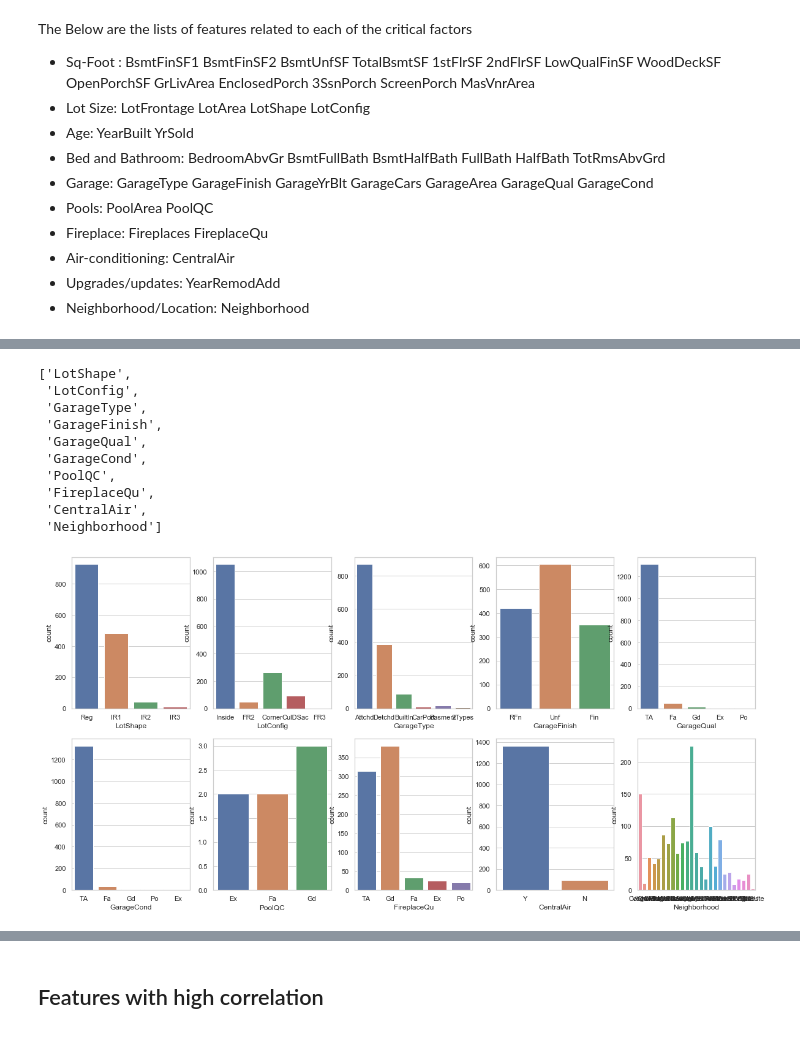
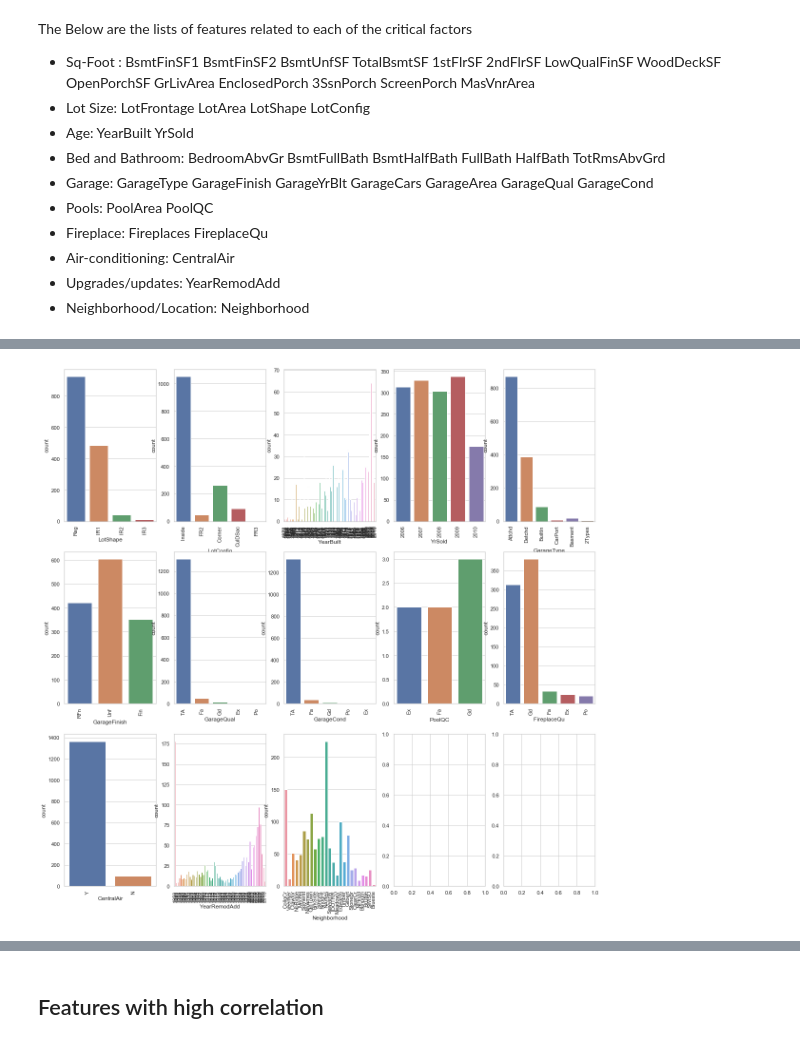
Before and after one commit to ryanhpark/HousingPricePrediction_ML, a Jupyter notebook: Ryan/EDA.ipynb, the cells around one changed output, grey strips where cells are left out. Cells and saved outputs as stored; diff of their text form; code cells hidden in the pictures.

Commit message:
updated critical factors

```diff
--- a/Ryan/EDA.ipynb
+++ b/Ryan/EDA.ipynb
@@ -111,30 +115,12 @@ train[imp_cols].plot(kind = "box", subplots = True, sharex = False, sharey = Fal
 # %%
 # Categorical features among the critical Factors
-cat_imp_cols = train[imp_cols].select_dtypes("object").columns.tolist()
-cat_imp_cols
+cat_imp_cols = train[imp_cols].select_dtypes(["object","category"]).columns.tolist()
-# %% [output]
-['LotShape',
- 'LotConfig',
- 'GarageType',
- 'GarageFinish',
- 'GarageQual',
- 'GarageCond',
- 'PoolQC',
- 'FireplaceQu',
- 'CentralAir',
- 'Neighborhood']
-# %%
-# Countplots of the categorical features from the list of critical factors
-fig,((ax1, ax2, ax3, ax4, ax5), (ax6, ax7, ax8, ax9, ax10)) = plt.subplots(nrows=2, ncols=5, figsize = (20,10))
-sns.countplot(data = train, x = "LotShape", ax = ax1);
-sns.countplot(data = train, x = "LotConfig", ax = ax2);
-sns.countplot(data = train, x = "GarageType", ax = ax3);
-sns.countplot(data = train, x = "GarageFinish", ax = ax4);
-sns.countplot(data = train, x = "GarageQual", ax = ax5);
-sns.countplot(data = train, x = "GarageCond", ax = ax6);
-sns.countplot(data = train, x = "PoolQC", ax = ax7);
-sns.countplot(data = train, x = "FireplaceQu", ax = ax8);
-sns.countplot(data = train, x = "CentralAir", ax = ax9);
-sns.countplot(data = train, x = "Neighborhood", ax = ax10);
-# %% [output]
-[figure, removed]
+# %%
+# Countplots of the categorical features from the list of critical factors
+fig, ax = plt.subplots(3, 5, figsize=(20, 20))
+for col, subplot in zip(cat_imp_cols, ax.flatten()):
+    sns.countplot(train[col], ax=subplot)
+    for label in subplot.get_xticklabels():
+        label.set_rotation(90)
+# %% [output]
+[figure, added]
```
Also changed, not shown: parts of 10 cells of this notebook.
